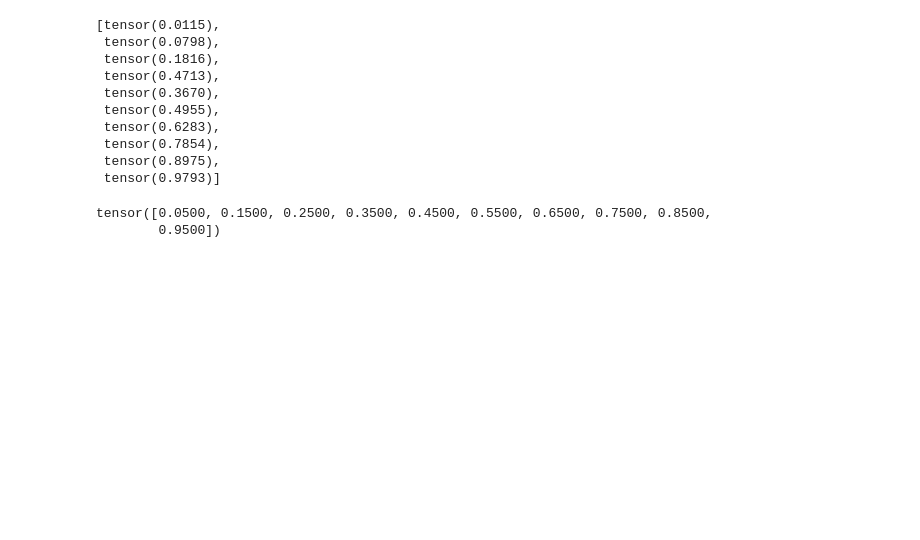
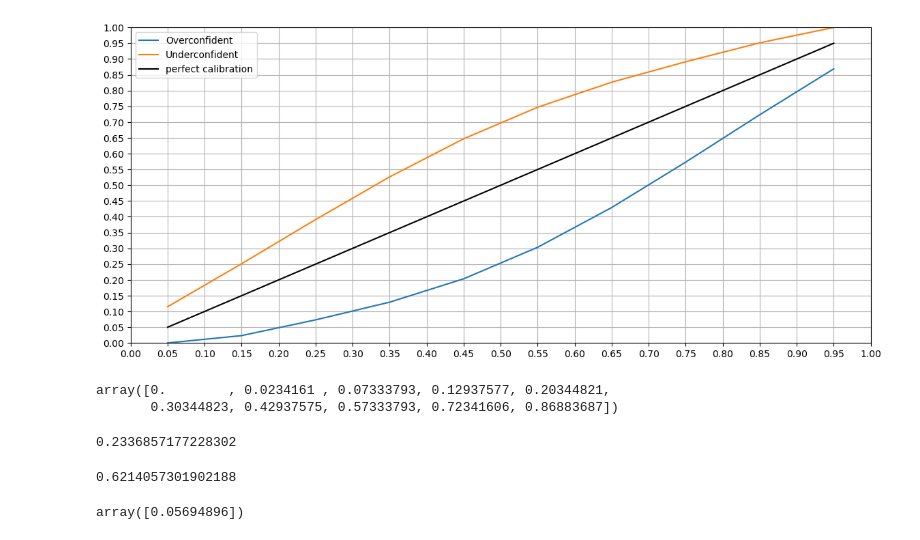
Before and after one commit to Geffen-Cooper/continual_learning_playground, a Jupyter notebook: src/test_time_kd/calib.ipynb, the cells around one changed output. Cells and saved outputs as stored; diff of their text form; code cells hidden in the pictures; blank space fills up the shorter version.

```diff
--- a/src/test_time_kd/calib.ipynb
+++ b/src/test_time_kd/calib.ipynb
@@ -23,22 +49,37 @@ plt.grid()
-# %%
-means = bin_uppers-bin_uppers[0]/2
-std = 0.05
-accs = torch.normal(means,std).abs()
-accs = [2-acc if acc > 1 else acc for acc in accs]
-accs
-# %% [output]
-[tensor(0.0115),
- tensor(0.0798),
- tensor(0.1816),
- tensor(0.4713),
- tensor(0.3670),
- tensor(0.4955),
- tensor(0.6283),
- tensor(0.7854),
- tensor(0.8975),
- tensor(0.9793)]
-# %%
-means
-# %% [output]
-tensor([0.0500, 0.1500, 0.2500, 0.3500, 0.4500, 0.5500, 0.6500, 0.7500, 0.8500,
-        0.9500])
+# %%
+means = bin_uppers-bin_uppers[0]/2
+# define confs as uniform within the bin
+confs = torch.zeros((n_bins,int(total_preds/n_bins)))
+for bin in range(n_bins):
+    start = bin/n_bins
+    end = (bin+1)/n_bins
+    confs[bin,:] = (torch.rand(confs.shape[1]))*(end-start)+start
+
+# define accuracy deviation using a normal distribution
+mu = 0.5
+sigma = 0.3
+normal_weights = normal_density(mu,sigma,np.linspace(1/(2*n_bins),1-1/(2*n_bins),n_bins))
+dev_factor = normal_density(mu,sigma,mu)
+devs_o = normal_weights*(.25/dev_factor)
+devs_u = normal_weights*(.2/dev_factor)
+
+# define acc deviation from the mean confidence
+accs_o = means - devs_o
+accs_o = [1 if acc > 1 else acc for acc in accs_o]
+accs_o = [0 if acc < 0 else acc for acc in accs_o]
+accs_u = means + devs_u
+accs_u = [1 if acc > 1 else acc for acc in accs_u]
+accs_u = [0 if acc < 0 else acc for acc in accs_u]
+plt.figure(figsize=(14, 6), dpi=100)
+plt.plot(np.linspace(1/(2*n_bins),1-1/(2*n_bins),n_bins),accs_o,label="Overconfident")
+plt.plot(np.linspace(1/(2*n_bins),1-1/(2*n_bins),n_bins),accs_u,label="Underconfident")
+accs = np.linspace(0.05,0.95,n_bins+1)
+plt.plot(accs,accs,label="perfect calibration",color="black")
+plt.yticks(np.linspace(0,1,21))
+plt.xticks(np.linspace(0,1,21))
+plt.xlim(0,1)
+plt.ylim(0,1)
+plt.legend()
+plt.grid()
+# %% [output]
+[figure, added]
@@ -44,0 +101,17 @@ tensor([0.0500, 0.1500, 0.2500, 0.3500, 0.4500, 0.5500, 0.6500, 0.7500, 0.8500,
+# %%
+accs_S
+# %% [output]
+array([0.        , 0.0234161 , 0.07333793, 0.12937577, 0.20344821,
+       0.30344823, 0.42937575, 0.57333793, 0.72341606, 0.86883687])
+# %%
+sum(accs_S[means < .9]*pred_dist_S[means < .9])
+# %% [output]
+0.2336857177228302
+# %%
+avg_T_acc
+# %% [output]
+0.6214057301902188
+# %%
+pred_dist_S[means >= 0.9]
+# %% [output]
+array([0.05694896])
```
Also changed, not shown: parts of 5 cells of this notebook, 1 other file.
